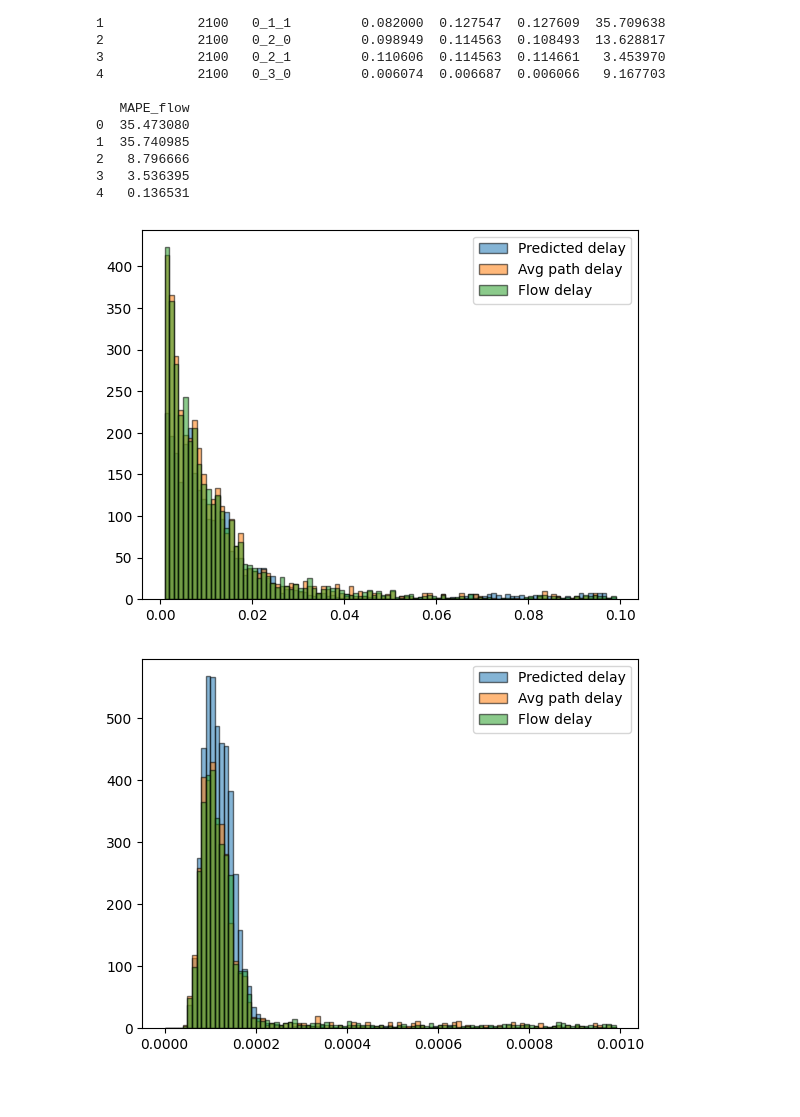
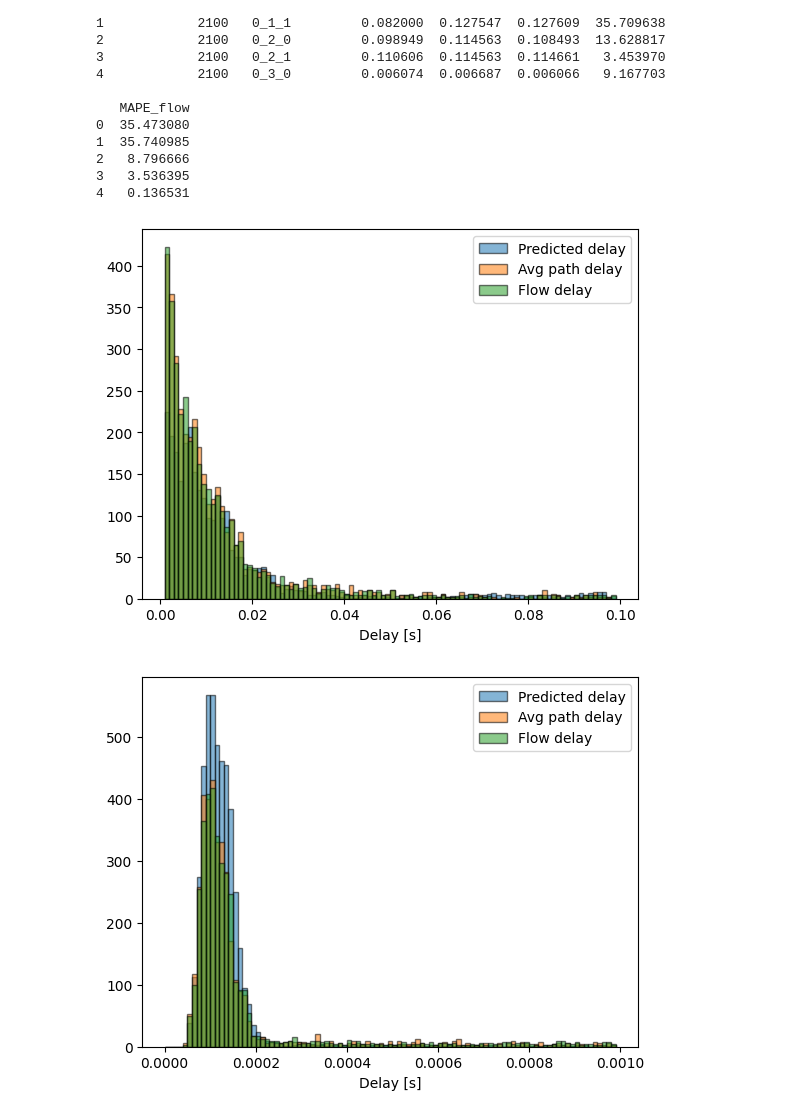
Before and after one commit to MalteWagner/ml_prague, a Jupyter notebook: analyze_results.ipynb, the cells around one changed output. Drawn from its saved outputs; the diff is of its cells as text; code cells hidden in the pictures; blank space fills up the shorter version.

```diff
--- a/analyze_results.ipynb
+++ b/analyze_results.ipynb
@@ -47,18 +48,20 @@ MAPE for flow prediction: 33.938472202825494
 # %%
 plt.hist(df.predicted_delay, np.arange(0.001,0.1,0.001), edgecolor = "black", alpha = 0.55, label = "Predicted delay")
 plt.hist(df.paths, np.arange(0.001,0.1,0.001), edgecolor = "black", alpha = 0.55, label = "Avg path delay")
 plt.hist(df.flows, np.arange(0.001,0.1,0.001), edgecolor = "black", alpha = 0.55, label = "Flow delay")
 plt.legend()
+plt.xlabel('Delay [s]')
 plt.savefig("LabelComp.png", dpi = 400)
 plt.show()
 # %% [output]
-[figure, old version]
+[figure, new version]
 # %%
 plt.hist(df.predicted_delay, np.arange(0,0.001,0.00001), edgecolor = "black", alpha = 0.55, label = "Predicted delay")
 plt.hist(df.paths, np.arange(0,0.001,0.00001), edgecolor = "black", alpha = 0.55, label = "Avg path delay")
 plt.hist(df.flows, np.arange(0,0.001,0.00001), edgecolor = "black", alpha = 0.55, label = "Flow delay")
 plt.legend()
+plt.xlabel('Delay [s]')
 plt.savefig("LabelCompZoom.png", dpi = 400)
 plt.show()
 # %% [output]
-[figure, old version]
+[figure, new version]
```
Also changed, not shown: parts of 1 cell of this notebook, 4 other files.
